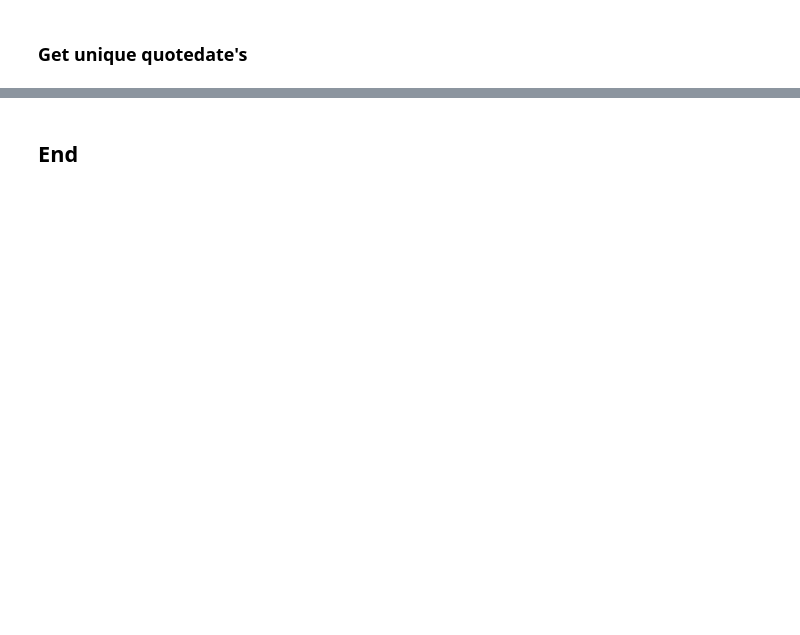
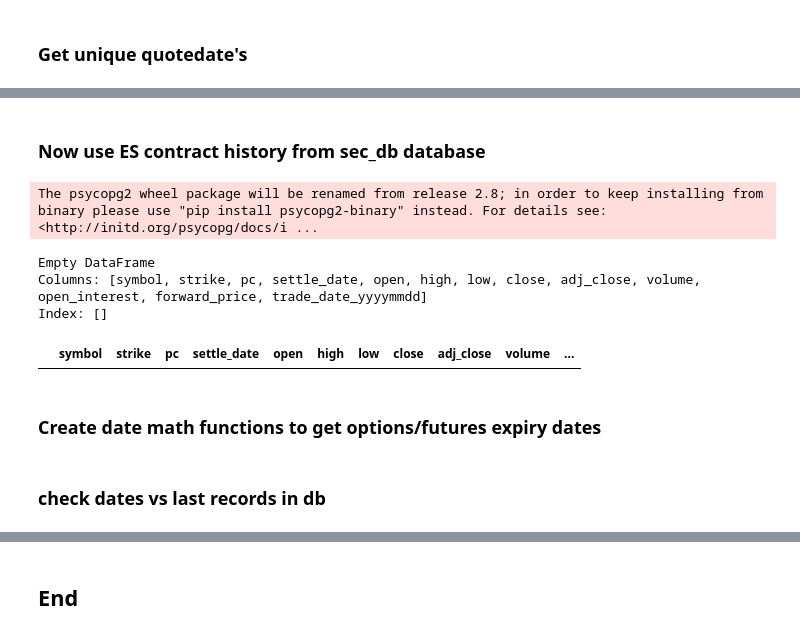
Before and after one commit to bgithub1/volgrid, a Jupyter notebook: volgrid/cboe_skew_analysis.ipynb, the cells around one changed output, grey strips where cells are left out. Saved outputs shown, nothing was run; the diff lists cells and outputs as text; code cells hidden in the pictures; blank space fills up the shorter version.

```diff
--- a/volgrid/cboe_skew_analysis.ipynb
+++ b/volgrid/cboe_skew_analysis.ipynb
@@ -286,0 +401,38 @@ array(['10/1/15', '10/2/15', '10/5/15', '10/6/15', '10/7/15', '10/8/15',
+# %% [markdown]
+### Now use ES contract history from sec_db database
+# %%
+# pg.PgPandas??
+pga = pg.PgPandas(dburl='127.0.0.1',username='',password='',databasename='sec_db')
+# %% [output]
+The psycopg2 wheel package will be renamed from release 2.8; in order to keep installing from binary please use "pip install psycopg2-binary" instead. For details see: <http://initd.org/psycopg/docs/i ...
+# %%
+sql = '''
+select * from sec_schema.options_table ot
+where ot.settle_date>20180816
+and ot.symbol='CLU18'
+;
+'''
+df_options = pga.get_sql(sql)
+
+
+sql = '''
+select * from sec_schema.underlying_table ft
+where ft.settle_date='20180801'
+and ft.symbol='CLU18'
+;
+'''
+df_futures = pga.get_sql(sql)
+df_options['forward_price'] = df_futures.iloc[0].close
+df_options['trade_date_yyyymmdd'] = df_options.settle_date
+
+print(df_options)
+# %% [output]
+Empty DataFrame
+Columns: [symbol, strike, pc, settle_date, open, high, low, close, adj_close, volume, open_interest, forward_price, trade_date_yyyymmdd]
+Index: []
+# %%
+df_options
+# %% [output]
+|  | symbol | strike | pc | settle_date | open | high | low | close | adj_close | volume | ... |
+# %% [markdown]
+### Create date math functions to get options/futures expiry dates
@@ -286,0 +488,2 @@ array(['10/1/15', '10/2/15', '10/5/15', '10/6/15', '10/7/15', '10/8/15',
+# %% [markdown]
+### check dates vs last records in db
```
Also changed, not shown: parts of 25 cells of this notebook.
